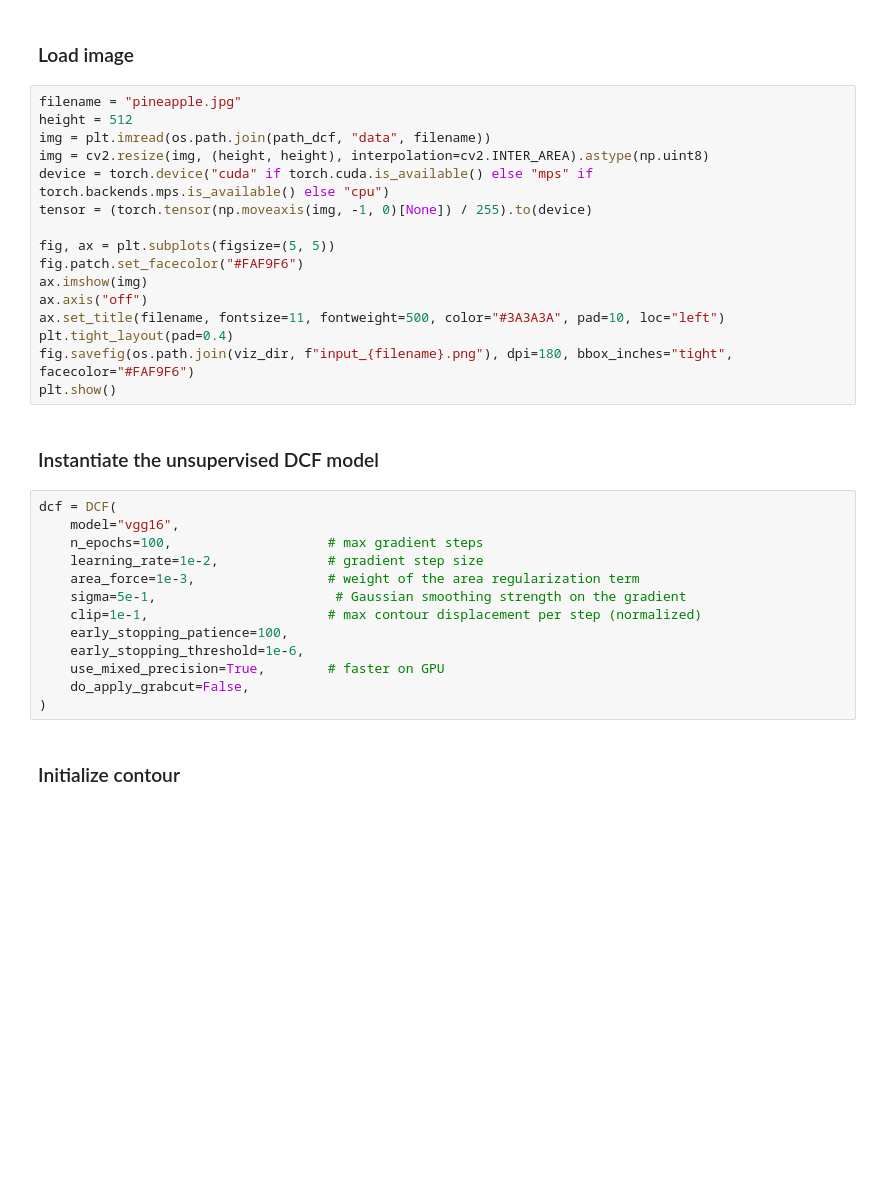
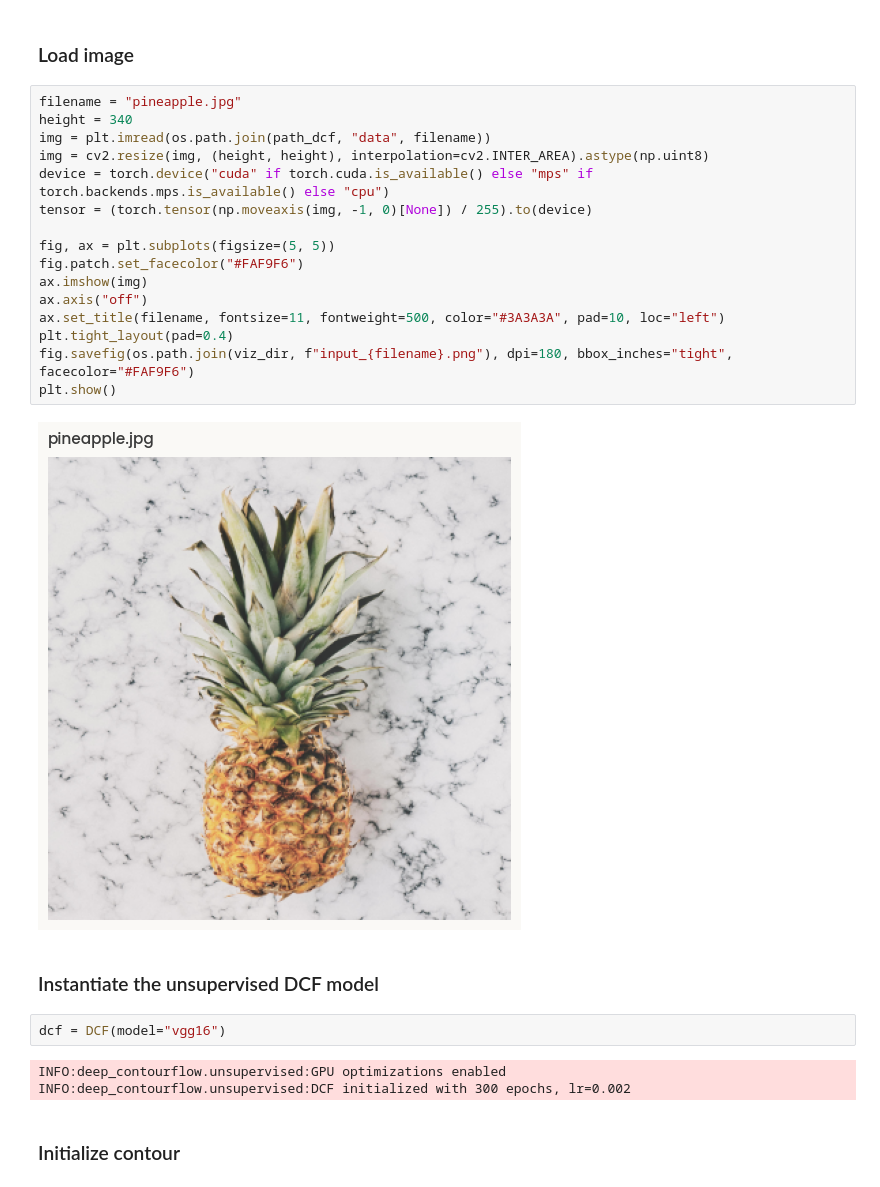
Before and after one commit to antoinehabis/Deep-ContourFlow, a Jupyter notebook: notebooks/unsupervised_dcf.ipynb, the cells around one changed output. Saved outputs shown, nothing was run; the diff lists cells and outputs as text; blank space fills up the shorter version.

```diff
--- a/notebooks/unsupervised_dcf.ipynb
+++ b/notebooks/unsupervised_dcf.ipynb
@@ -25,35 +29,29 @@ os.makedirs(viz_dir, exist_ok=True)
 ### Load image
 # %%
 filename = "pineapple.jpg"
-height = 512
+height = 340
 img = plt.imread(os.path.join(path_dcf, "data", filename))
 img = cv2.resize(img, (height, height), interpolation=cv2.INTER_AREA).astype(np.uint8)
 device = torch.device("cuda" if torch.cuda.is_available() else "mps" if torch.backends.mps.is_available() else "cpu")
 tensor = (torch.tensor(np.moveaxis(img, -1, 0)[None]) / 255).to(device)
 
 fig, ax = plt.subplots(figsize=(5, 5))
 fig.patch.set_facecolor("#FAF9F6")
 ax.imshow(img)
 ax.axis("off")
 ax.set_title(filename, fontsize=11, fontweight=500, color="#3A3A3A", pad=10, loc="left")
 plt.tight_layout(pad=0.4)
 fig.savefig(os.path.join(viz_dir, f"input_{filename}.png"), dpi=180, bbox_inches="tight", facecolor="#FAF9F6")
 plt.show()
+# %% [output]
+[figure, added]
 # %% [markdown]
 ### Instantiate the unsupervised DCF model
 # %%
-dcf = DCF(
-    model="vgg16",
-    n_epochs=100,                    # max gradient steps
-    learning_rate=1e-2,              # gradient step size
-    area_force=1e-3,                 # weight of the area regularization term
-    sigma=5e-1,                       # Gaussian smoothing strength on the gradient
-    clip=1e-1,                       # max contour displacement per step (normalized)
-    early_stopping_patience=100,
-    early_stopping_threshold=1e-6,
-    use_mixed_precision=True,        # faster on GPU
-    do_apply_grabcut=False,
-)
+dcf = DCF(model="vgg16")
+# %% [output]
+INFO:deep_contourflow.unsupervised:GPU optimizations enabled
+INFO:deep_contourflow.unsupervised:DCF initialized with 300 epochs, lr=0.002
 # %% [markdown]
 ### Initialize contour
 # %%
```
Also changed, not shown: parts of 3 cells of this notebook, 9 other files.
